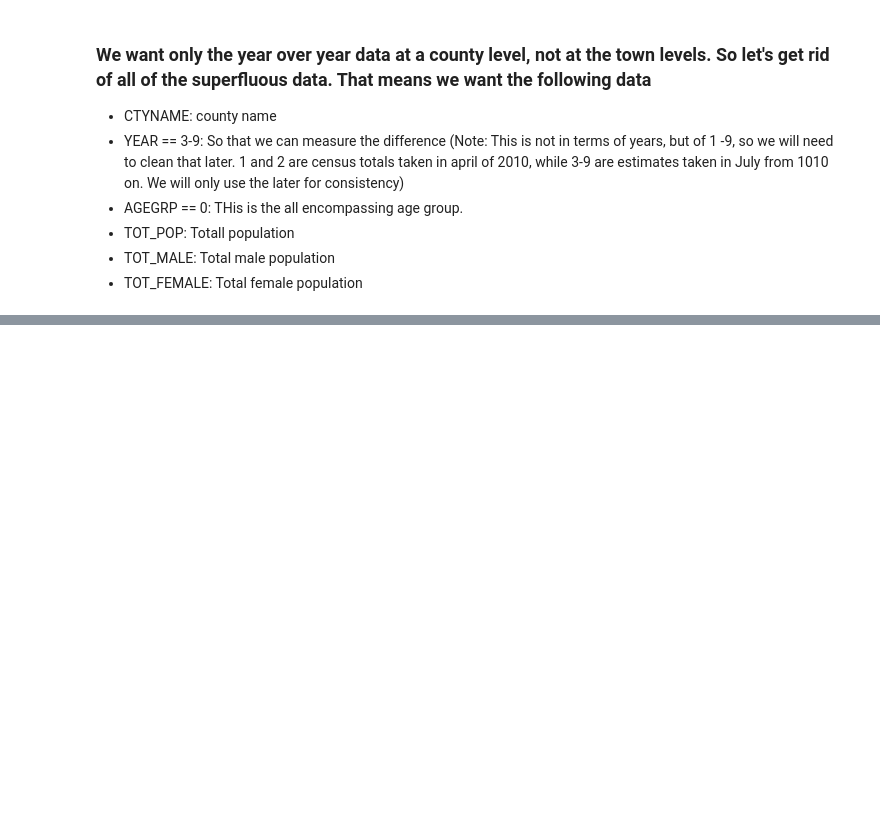
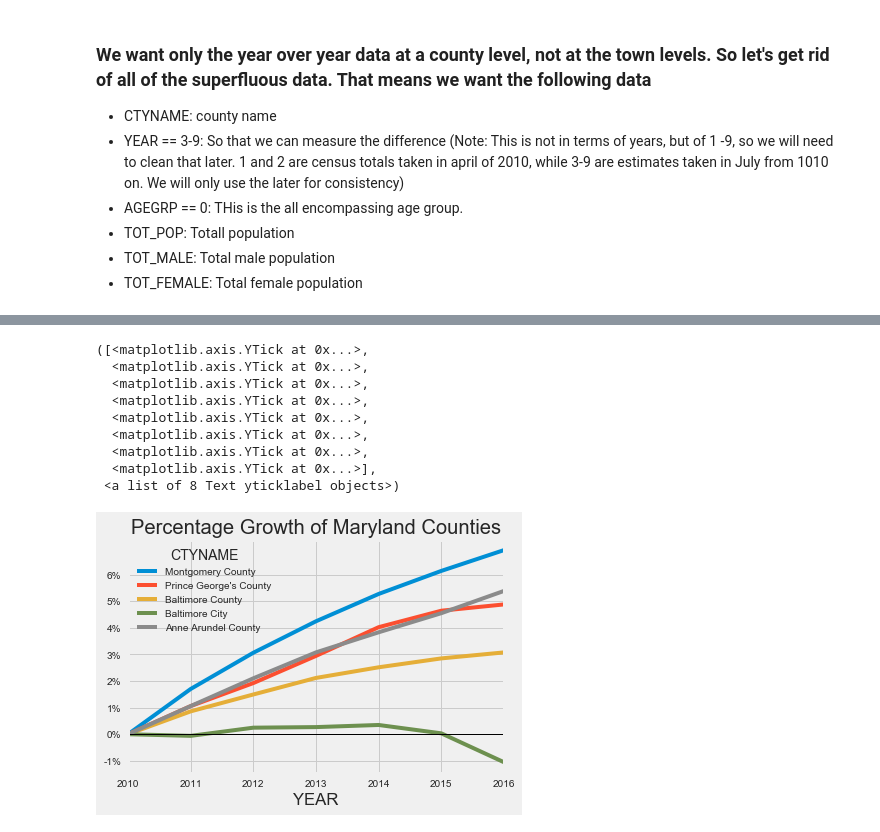
Before and after one commit to jrw5/Maryland_Census_Data, a Jupyter notebook: MD_County_Growth.ipynb, the cells around one changed output, grey strips where cells are left out. Saved outputs shown, nothing was run; the diff lists cells and outputs as text; code cells hidden in the pictures; blank space fills up the shorter version.

```diff
--- a/MD_County_Growth.ipynb
+++ b/MD_County_Growth.ipynb
@@ -160,0 +52,4 @@ plt.axis()
+# %%
+df['PCT_CHNG'] = df.groupby(['CTYNAME'])['PCT_POP'].apply(lambda x: ((x/100 + 1).cumprod() - 1) * 100)
+# %%
+df['PCT_CHNG'] = df.groupby(by = 'CTYNAME')['PCT_POP'].apply(lambda x: ((x/100 + 1).cumprod() - 1) * 100)
@@ -161,5 +77,5 @@ plt.axis()
 # %%
-ordered_names = df[df['YEAR'] == year_max].copy()
-ordered_names = ordered_names.sort_values('TOT_POP', ascending = False)
-ordered_names = ordered_names['CTYNAME']
-ordered_names[:5]
+ranked = df[df['YEAR']== last_year].copy()
+ranked.sort_values('TOT_POP', ascending = False, inplace = True)
+ranked.reset_index(inplace = True)
+ranked = ranked['CTYNAME']
@@ -206,0 +82,3 @@ plt.axis()
+# %%
+import matplotlib.style as style
+style.use('fivethirtyeight')
@@ -206,0 +97,16 @@ plt.axis()
+# %%
+graph = df.pivot('YEAR', 'CTYNAME', 'PCT_CHNG')[ranked[:5]].plot()
+graph.axhline(y = 0, color = 'black', linewidth = 1, alpha = 1)
+plt.title('Percentage Growth of Maryland Counties')
+plt.yticks(np.arange(-1,7), (x + '%' for x in (np.arange(-1,7).astype('str'))))
+# %% [output]
+([<matplotlib.axis.YTick at 0x...>,
+  <matplotlib.axis.YTick at 0x...>,
+  <matplotlib.axis.YTick at 0x...>,
+  <matplotlib.axis.YTick at 0x...>,
+  <matplotlib.axis.YTick at 0x...>,
+  <matplotlib.axis.YTick at 0x...>,
+  <matplotlib.axis.YTick at 0x...>,
+  <matplotlib.axis.YTick at 0x...>],
+ <a list of 8 Text yticklabel objects>)
+[figure, added]
```
Also changed, not shown: parts of 23 cells of this notebook, 1 other file.
